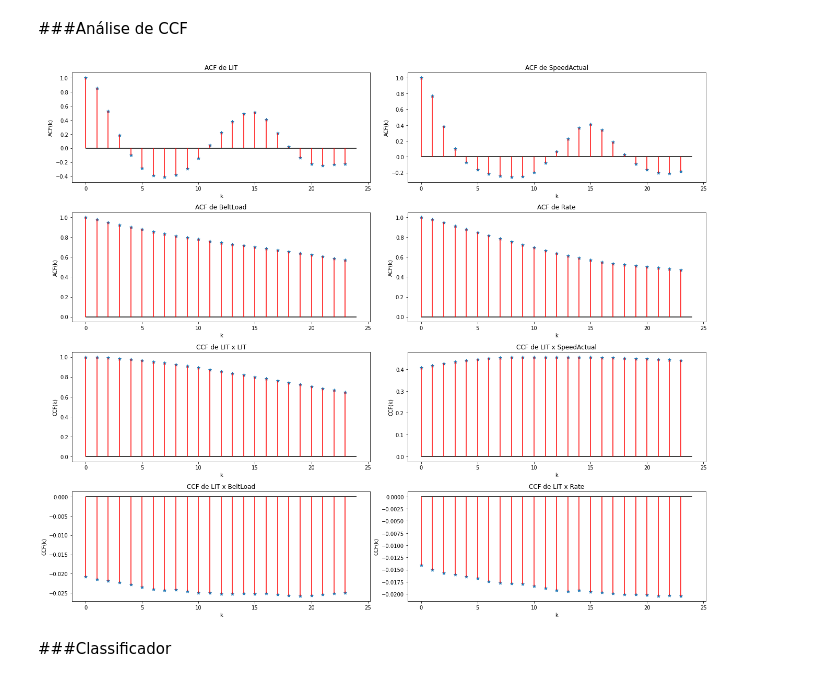
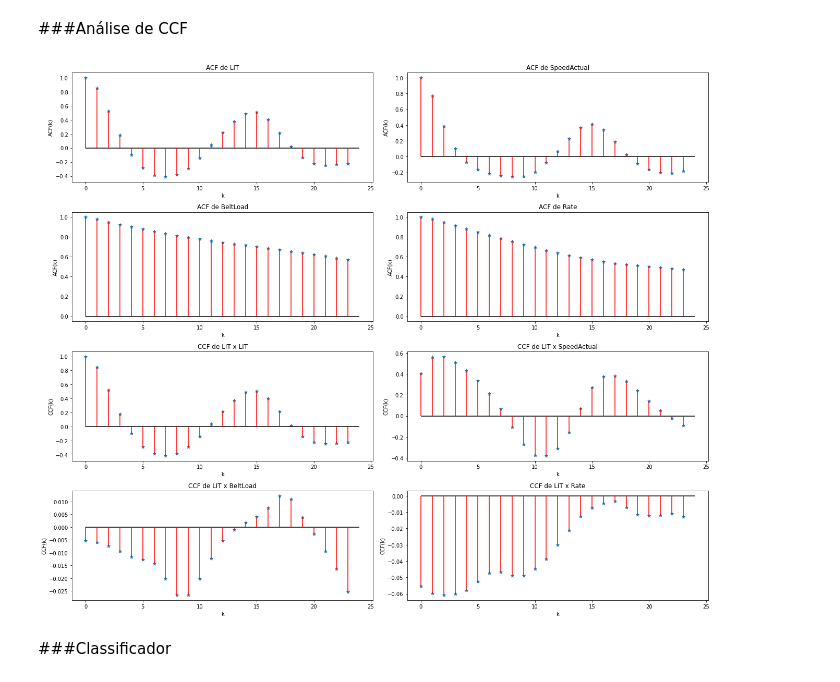
Before and after one commit to gabrielvinicios02/ExperimentsMultivariate, a Jupyter notebook: ClassificadorXGBoost.ipynb, the cells around one changed output. Drawn from its saved outputs; the diff is of its cells as text; code cells hidden in the pictures.

```diff
--- a/ClassificadorXGBoost.ipynb
+++ b/ClassificadorXGBoost.ipynb
@@ -689,26 +689,26 @@ def plot_ccf(X, Y, k, **kwargs):
 # %%
 fig, ax = plt.subplots(nrows=4, ncols=2,figsize=[18,15])
 
 ax[0][0].set_title('ACF de LIT')
 plot_acf(datasets2['LIT'].values, 24, axis=ax[0][0])
 ax[0][1].set_title('ACF de SpeedActual')
 plot_acf(datasets2['SpeedActual'].values, 24, axis=ax[0][1])
 ax[1][0].set_title('ACF de BeltLoad')
 plot_acf(datasets2['BeltLoad'].values, 24, axis=ax[1][0])
 ax[1][1].set_title('ACF de Rate')
 plot_acf(datasets2['Rate'].values, 24, axis=ax[1][1])
 ax[2][0].set_title('CCF de LIT x LIT')
-plot_ccf(datasets5['LIT'].values, datasets5['LIT'].values, 24, axis=ax[2][0])
+plot_ccf(datasets2['LIT'].values, datasets2['LIT'].values, 24, axis=ax[2][0])
 ax[2][1].set_title('CCF de LIT x SpeedActual')
-plot_ccf(datasets5['LIT'].values, datasets5['SpeedActual'].values, 24, axis=ax[2][1])
+plot_ccf(datasets2['LIT'].values, datasets2['SpeedActual'].values, 24, axis=ax[2][1])
 ax[3][0].set_title('CCF de LIT x BeltLoad')
-plot_ccf(datasets5['LIT'].values, datasets5['BeltLoad'].values, 24, axis=ax[3][0])
+plot_ccf(datasets2['LIT'].values, datasets2['BeltLoad'].values, 24, axis=ax[3][0])
 ax[3][1].set_title('CCF de LIT x Rate')
-plot_ccf(datasets5['LIT'].values, datasets5['Rate'].values, 24, axis=ax[3][1])
+plot_ccf(datasets2['LIT'].values, datasets2['Rate'].values, 24, axis=ax[3][1])
 
 plt.tight_layout()
 # %% [output]
-[figure, old version]
+[figure, new version]
 # %% [markdown]
 ###Classificador
 # %%
```
Also changed, not shown: parts of 32 cells of this notebook.
